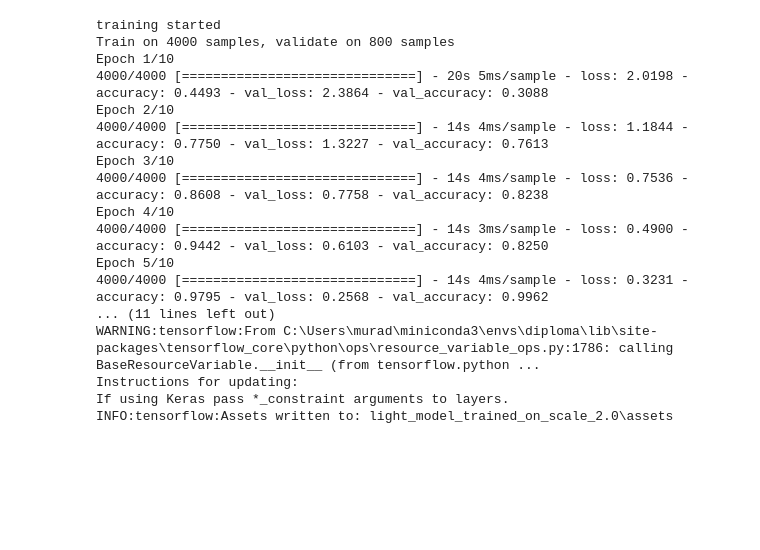
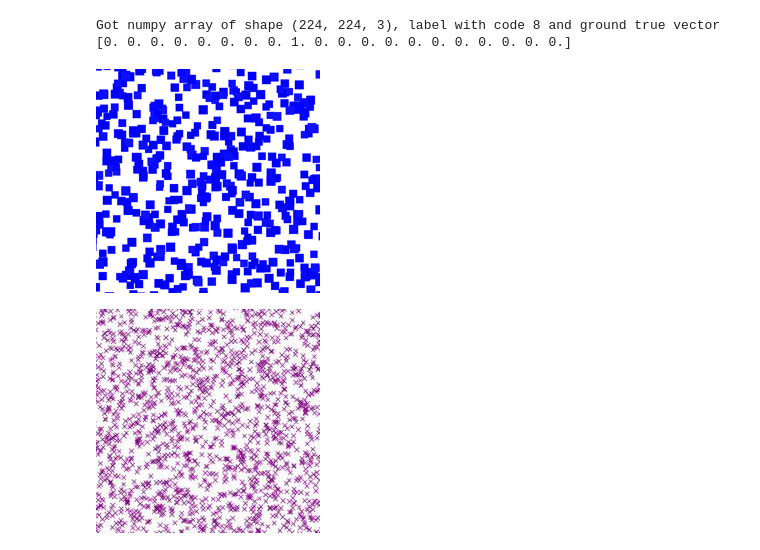
Before and after one commit to JokerLord/Diploma_work, a Jupyter notebook: simple_classifier.ipynb, the cells around one changed output. Saved outputs shown, nothing was run; the diff lists cells and outputs as text; code cells hidden in the pictures; blank space fills up the shorter version.

```diff
--- a/simple_classifier.ipynb
+++ b/simple_classifier.ipynb
@@ -274,21 +0,0 @@ _________________________________________________________________
-# %%
-light_model.train(d_train1, val_images, val_gt_vectors)
-light_model.save('light_model_trained_on_scale_2.0')
-# %% [output]
-training started
-Train on 4000 samples, validate on 800 samples
-Epoch 1/10
-4000/4000 [==============================] - 20s 5ms/sample - loss: 2.0198 - accuracy: 0.4493 - val_loss: 2.3864 - val_accuracy: 0.3088
-Epoch 2/10
-4000/4000 [==============================] - 14s 4ms/sample - loss: 1.1844 - accuracy: 0.7750 - val_loss: 1.3227 - val_accuracy: 0.7613
-Epoch 3/10
-4000/4000 [==============================] - 14s 4ms/sample - loss: 0.7536 - accuracy: 0.8608 - val_loss: 0.7758 - val_accuracy: 0.8238
-Epoch 4/10
-4000/4000 [==============================] - 14s 3ms/sample - loss: 0.4900 - accuracy: 0.9442 - val_loss: 0.6103 - val_accuracy: 0.8250
-Epoch 5/10
-4000/4000 [==============================] - 14s 4ms/sample - loss: 0.3231 - accuracy: 0.9795 - val_loss: 0.2568 - val_accuracy: 0.9962
-... (11 lines left out)
-WARNING:tensorflow:From C:\Users\murad\miniconda3\envs\diploma\lib\site-packages\tensorflow_core\python\ops\resource_variable_ops.py:1786: calling BaseResourceVariable.__init__ (from tensorflow.python ...
-Instructions for updating:
-If using Keras pass *_constraint arguments to layers.
-INFO:tensorflow:Assets written to: light_model_trained_on_scale_2.0\assets
@@ -305,0 +21,2 @@ for root, dirs, files in os.walk(FOLDER):
+# %%
+FOLDER = 'D:\Learning\MSU\Year 4th\Diploma Files'
@@ -305,0 +81,18 @@ for root, dirs, files in os.walk(FOLDER):
+# %%
+d_tmp = Dataset('npz_train/5.0.npz')
+
+img, lbl, gt_vector = d_tmp.random_image_with_label_and_gt_vector()
+print()
+print(f'Got numpy array of shape {img.shape}, label with code {lbl} and ground true vector {gt_vector}')
+
+pil_img = Image.fromarray(img)
+IPython.display.display(pil_img)
+# %% [output]
+Got numpy array of shape (224, 224, 3), label with code 8 and ground true vector [0. 0. 0. 0. 0. 0. 0. 0. 1. 0. 0. 0. 0. 0. 0. 0. 0. 0. 0. 0.]
+[figure, added]
+# %%
+img = d_train1.image(900)
+pil_img = Image.fromarray(img)
+IPython.display.display(pil_img)
+# %% [output]
+[figure, added]
```
Also changed, not shown: parts of 43 cells of this notebook, 3 other files.
